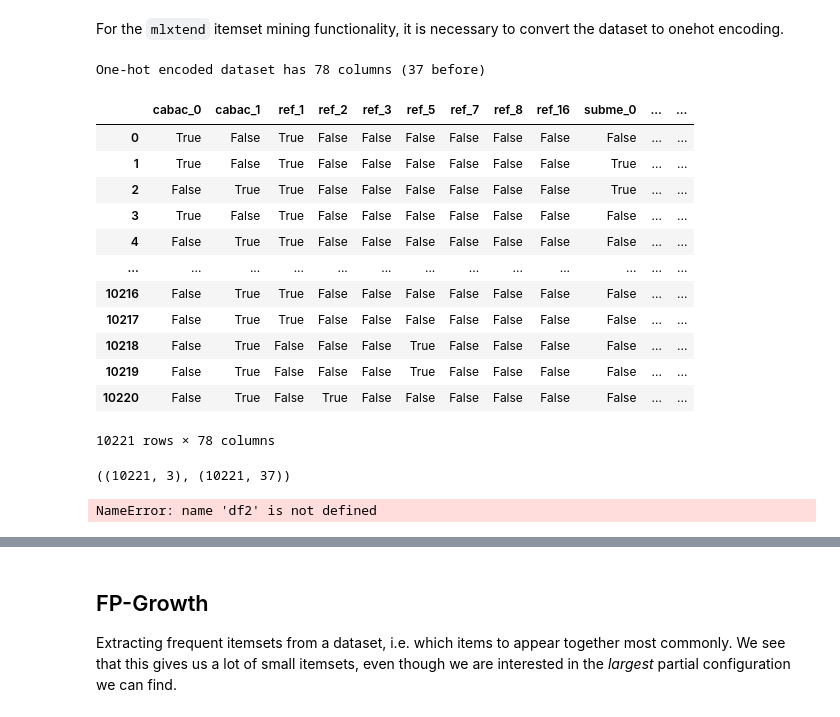
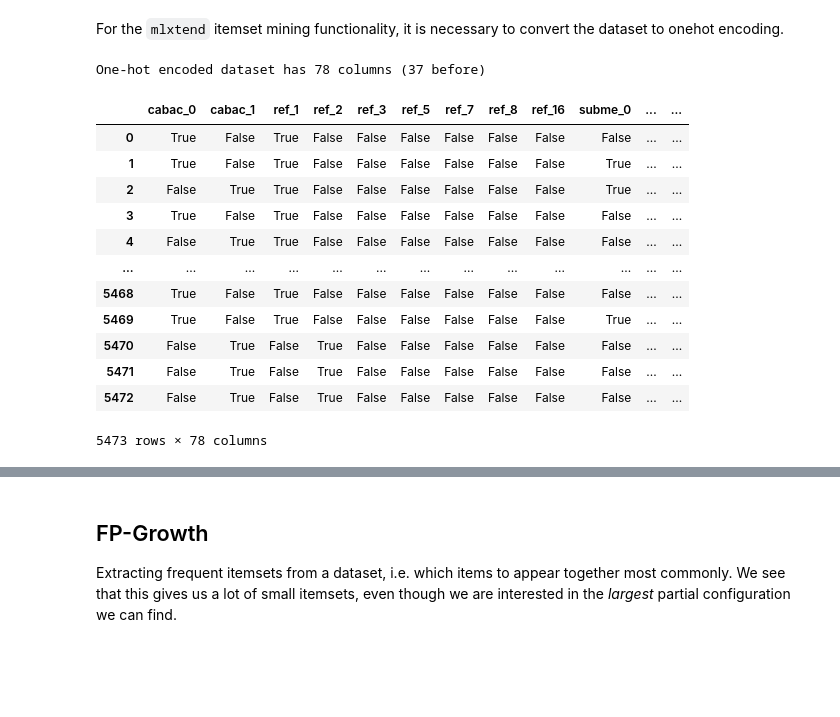
Before and after one commit to simula-vias/partial-configuration, a Jupyter notebook: src/pci.ipynb, the cells around one changed output, grey strips where cells are left out. Cells and saved outputs as stored; diff of their text form; code cells hidden in the pictures; blank space fills up the shorter version.

```diff
--- a/src/pci.ipynb
+++ b/src/pci.ipynb
@@ -130,8 +112,6 @@ config_features
 
 We take the matrix of all measurements and calculate the Pareto ranks for each configuration per input. For this, we consider all measured performances, but we can change this to any subset.
 # %%
-performances = ["fps", "cpu"]
-performances = ["size", "etime"]
 icm = (
     train_perf[["inputname", "configurationID"] + performances]
     .sort_values(["inputname", "configurationID"])
@@ -142,11 +122,9 @@ icm_ranked_measures = icm.groupby(
 ).transform(  # Go from measured values to ranks within each input group
     lambda x: stats.rankdata(x, method="min")
 )
-
-# TODO Adjust pareto_rank with cutoff
-# 1. Second version that ranks dominated configurations by their "dominators"
-# 2.
-icm["ranks"] = icm.groupby("inputname", group_keys=False).apply(pareto_rank)
+icm["ranks"] = icm.groupby("inputname", group_keys=False).apply(
+    lambda x: pareto_rank(x, cutoff=pareto_cutoff, rank_by_domination_count=rank_by_domination_count)
+)
 
 # Calculate the Pareto ranks for the test data
 icm_test = (
@@ -154,9 +132,11 @@ icm_test = (
     .sort_values(["inputname", "configurationID"])
     .set_index(["inputname", "configurationID"])
 )
-icm_test["ranks"] = icm_test.groupby("inputname", group_keys=False).apply(pareto_rank)
+icm_test["ranks"] = icm_test.groupby("inputname", group_keys=False).apply(
+    lambda x: pareto_rank(x, cutoff=pareto_cutoff, rank_by_domination_count=rank_by_domination_count)
+)
 
-icm
+dataset = icm[icm.ranks <= 1].join(config_features).join(input_features).reset_index()
 # %% [output]
 |  |  | size | etime | ranks |
 | inputname | configurationID |  |  |  |
@@ -234,45 +180,36 @@ For the `mlxtend` itemset mining functionality, it is necessary to convert the d
 # %%
 def prepare(dataset):
     enc = OneHotEncoder(
         min_frequency=1,
         handle_unknown="infrequent_if_exist",
         sparse_output=False,
     )
     enc.fit(dataset)
     col_names = enc.get_feature_names_out()
     onehot_data = enc.transform(dataset)
 
     df = pd.DataFrame(onehot_data, columns=col_names, dtype=np.bool_)
     return df
 
-dataset = subdf.join(config_features).join(input_features).reset_index()
 
 df = prepare(dataset[config_features.columns])
 print(f"One-hot encoded dataset has {df.shape[1]} columns ({dataset.shape[1]} before)")
 df
 # %% [output]
 One-hot encoded dataset has 78 columns (37 before)
 |  | cabac_0 | cabac_1 | ref_1 | ref_2 | ref_3 | ref_5 | ref_7 | ref_8 | ref_16 | subme_0 | ... | ... |
 | 0 | True | False | True | False | False | False | False | False | False | False | ... | ... |
 | 1 | True | False | True | False | False | False | False | False | False | True | ... | ... |
 | 2 | False | True | True | False | False | False | False | False | False | True | ... | ... |
 | 3 | True | False | True | False | False | False | False | False | False | False | ... | ... |
 | 4 | False | True | True | False | False | False | False | False | False | False | ... | ... |
 | ... | ... | ... | ... | ... | ... | ... | ... | ... | ... | ... | ... | ... |
-| 10216 | False | True | True | False | False | False | False | False | False | False | ... | ... |
-| 10217 | False | True | True | False | False | False | False | False | False | False | ... | ... |
-| 10218 | False | True | False | False | False | True | False | False | False | False | ... | ... |
-| 10219 | False | True | False | False | False | True | False | False | False | False | ... | ... |
-| 10220 | False | True | False | True | False | False | False | False | False | False | ... | ... |
+| 5468 | True | False | True | False | False | False | False | False | False | False | ... | ... |
+| 5469 | True | False | True | False | False | False | False | False | False | True | ... | ... |
+| 5470 | False | True | False | True | False | False | False | False | False | False | ... | ... |
+| 5471 | False | True | False | True | False | False | False | False | False | False | ... | ... |
+| 5472 | False | True | False | True | False | False | False | False | False | False | ... | ... |
-10221 rows × 78 columns
+5473 rows × 78 columns
-# %%
-subdf.shape, dataset.shape
-# %% [output]
-((10221, 3), (10221, 37))
-# %%
-df2[["SPATIAL_COMPLEXITY", "TEMPORAL_COMPLEXITY", "CHUNK_COMPLEXITY_VARIATION", "COLOR_COMPLEXITY"]].round(2)
-# %% [output]
-NameError: name 'df2' is not defined
 # %%
 # Here we export the dataset for mining with choco-mining
 
```
Also changed, not shown: parts of 37 cells of this notebook.
